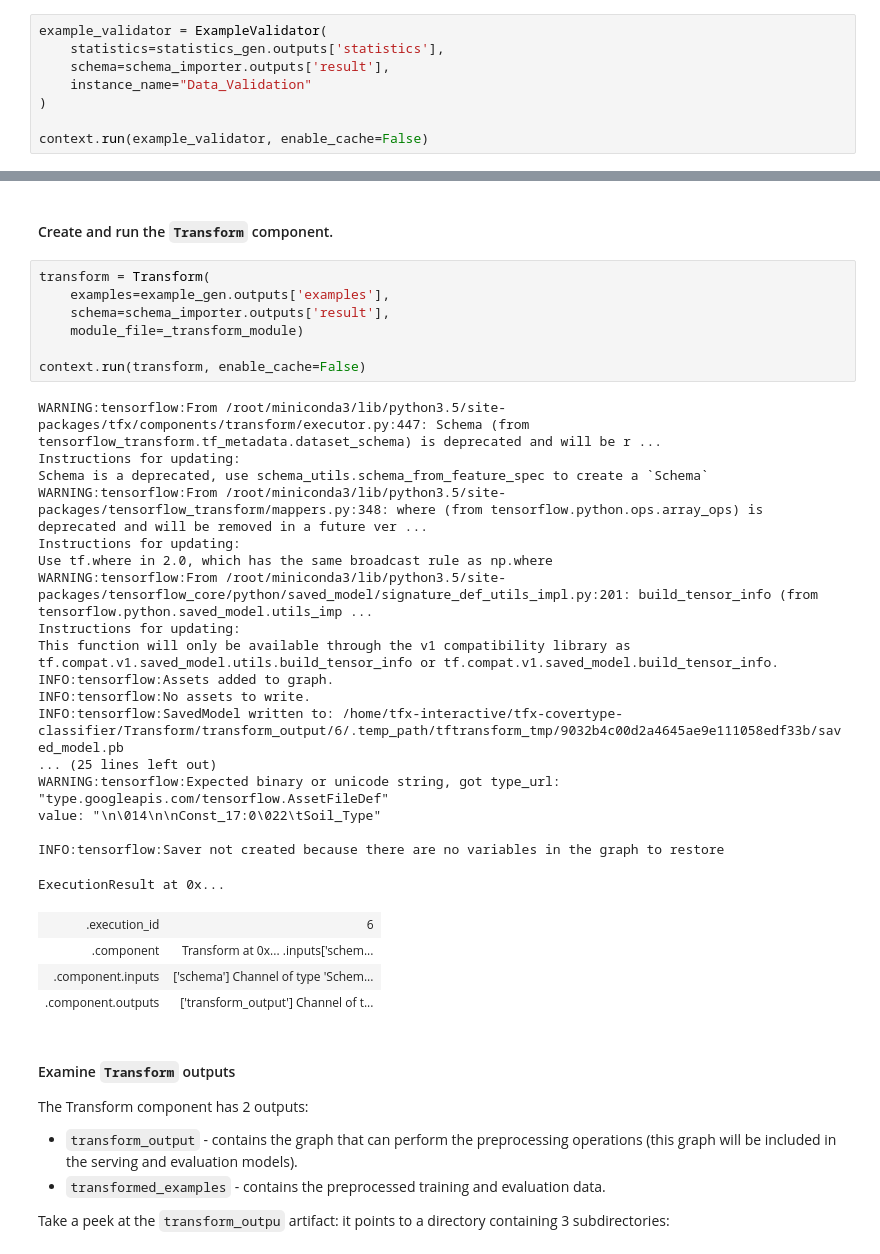
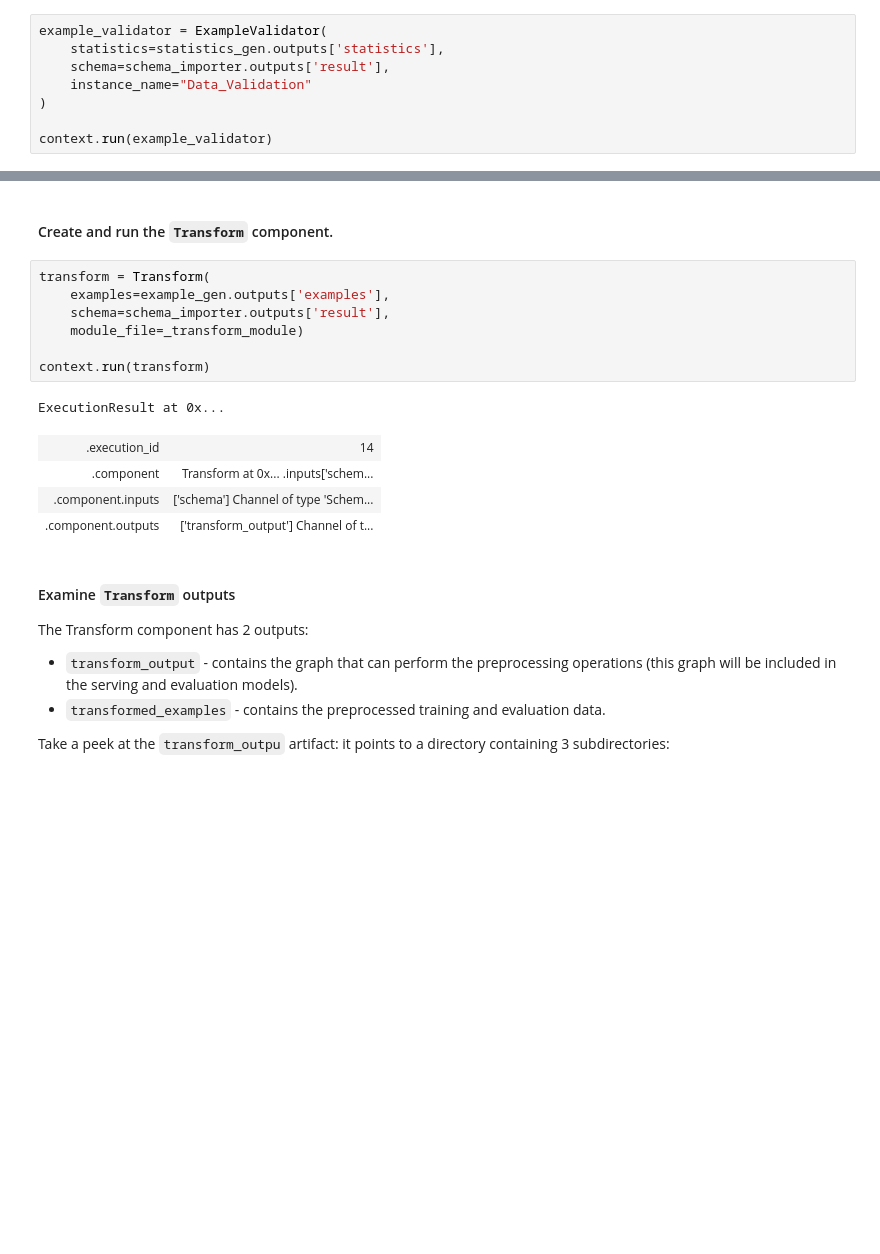
Before and after one commit to marsbroshok/mlops-labs, a Jupyter notebook: lab-21-tfx-interactive/tfx-interactive-context.ipynb, the cells around one changed output, grey strips where cells are left out. Saved outputs shown, nothing was run; the diff lists cells and outputs as text; blank space fills up the shorter version.

```diff
--- a/lab-21-tfx-interactive/tfx-interactive-context.ipynb
+++ b/lab-21-tfx-interactive/tfx-interactive-context.ipynb
@@ -373,6 +373,6 @@ example_validator = ExampleValidator(
     instance_name="Data_Validation"
 )
 
-context.run(example_validator, enable_cache=False)
+context.run(example_validator)
 # %% [output]
 ExecutionResult at 0x...
@@ -512,30 +512,13 @@ Overwriting covertype_transform.py
 # %%
 transform = Transform(
     examples=example_gen.outputs['examples'],
     schema=schema_importer.outputs['result'],
     module_file=_transform_module)
 
-context.run(transform, enable_cache=False)
+context.run(transform)
 # %% [output]
-WARNING:tensorflow:From /root/miniconda3/lib/python3.5/site-packages/tfx/components/transform/executor.py:447: Schema (from tensorflow_transform.tf_metadata.dataset_schema) is deprecated and will be r ...
-Instructions for updating:
-Schema is a deprecated, use schema_utils.schema_from_feature_spec to create a `Schema`
-WARNING:tensorflow:From /root/miniconda3/lib/python3.5/site-packages/tensorflow_transform/mappers.py:348: where (from tensorflow.python.ops.array_ops) is deprecated and will be removed in a future ver ...
-Instructions for updating:
-Use tf.where in 2.0, which has the same broadcast rule as np.where
-WARNING:tensorflow:From /root/miniconda3/lib/python3.5/site-packages/tensorflow_core/python/saved_model/signature_def_utils_impl.py:201: build_tensor_info (from tensorflow.python.saved_model.utils_imp ...
-Instructions for updating:
-This function will only be available through the v1 compatibility library as tf.compat.v1.saved_model.utils.build_tensor_info or tf.compat.v1.saved_model.build_tensor_info.
-INFO:tensorflow:Assets added to graph.
-INFO:tensorflow:No assets to write.
-INFO:tensorflow:SavedModel written to: /home/tfx-interactive/tfx-covertype-classifier/Transform/transform_output/6/.temp_path/tftransform_tmp/9032b4c00d2a4645ae9e111058edf33b/saved_model.pb
-... (25 lines left out)
-WARNING:tensorflow:Expected binary or unicode string, got type_url: "type.googleapis.com/tensorflow.AssetFileDef"
-value: "\n\014\n\nConst_17:0\022\tSoil_Type"
-
-INFO:tensorflow:Saver not created because there are no variables in the graph to restore
+ExecutionResult at 0x...
-ExecutionResult at 0x...
-| .execution_id | 6 |
+| .execution_id | 14 |
 | .component | Transform at 0x... .inputs['schem... |
 | .component.inputs | ['schema'] Channel of type 'Schem... |
 | .component.outputs | ['transform_output'] Channel of t... |
```
Also changed, not shown: parts of 27 cells of this notebook.
